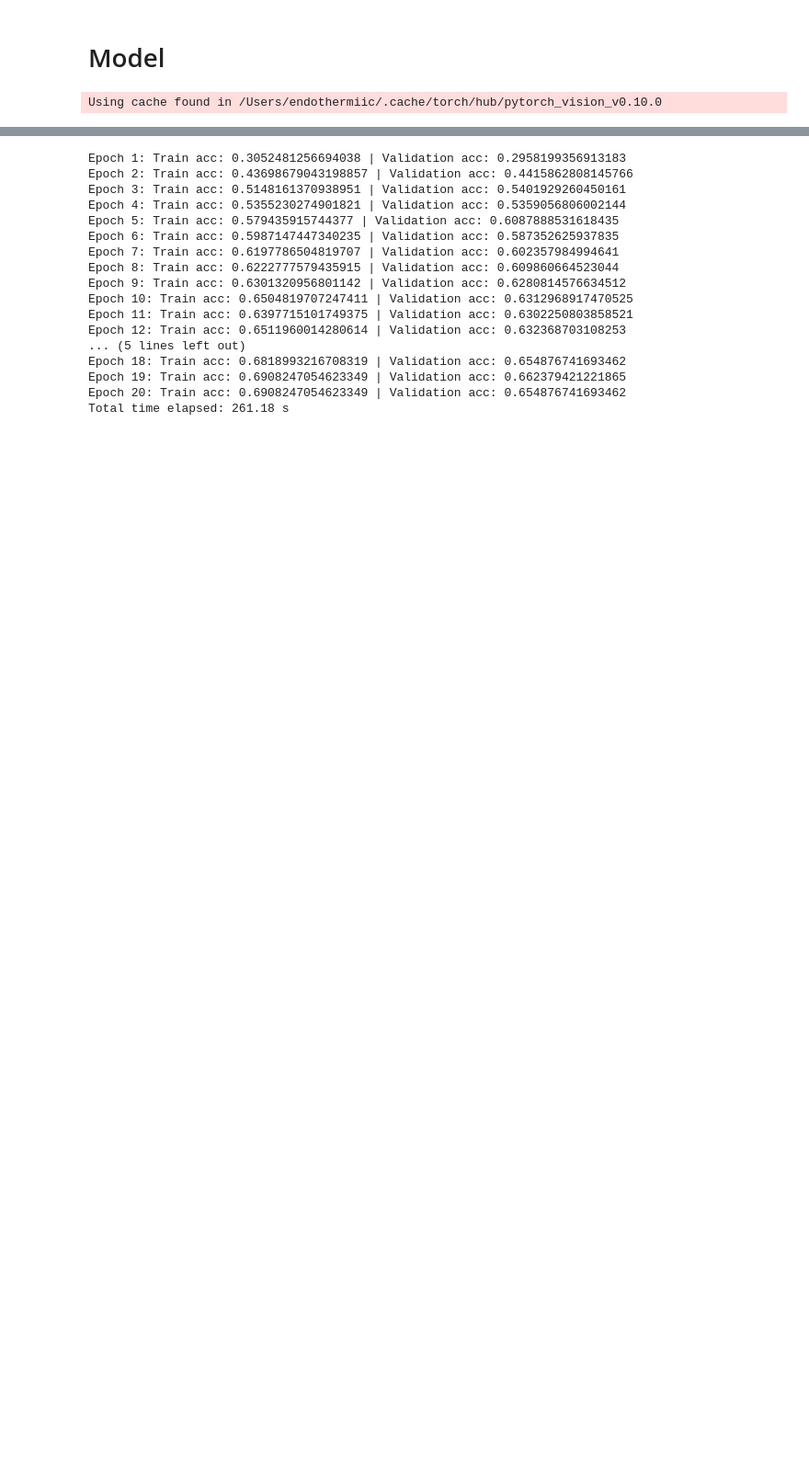
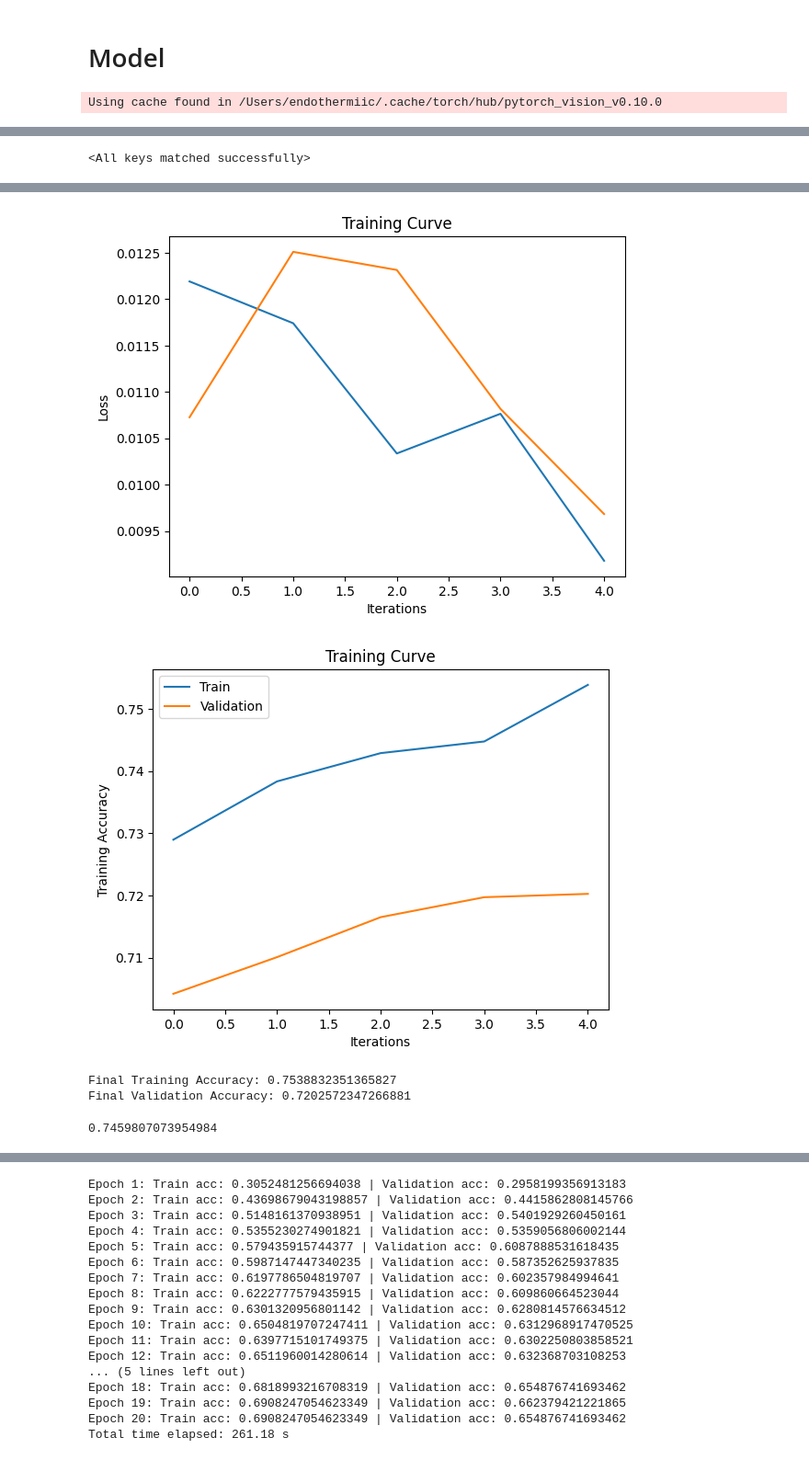
Before and after one commit to reaahuja/DermAI-Skin-Cancer-Detection, a Jupyter notebook: ModelRuns.ipynb, the cells around one changed output, grey strips where cells are left out. Shown at 92% size. Drawn from its saved outputs; the diff is of its cells as text; code cells hidden in the pictures; blank space fills up the shorter version.

```diff
--- a/ModelRuns.ipynb
+++ b/ModelRuns.ipynb
@@ -524,0 +577,8 @@ Final Validation Accuracy: 0.6580921757770632
+# %%
+checkpoint = torch.load("ModelSave/test_4", map_location=torch.device('cpu'))
+model_5.load_state_dict(checkpoint)
+# %% [output]
+<All keys matched successfully>
+# %%
+train(model_5, "test_5", train_dataset, val_dataset, batch_size=64, lr=0.0001, num_epochs=5)
+# %% [output]
@@ -524,0 +591,8 @@ Final Validation Accuracy: 0.6580921757770632
+[figure, added]
+[figure, added]
+Final Training Accuracy: 0.7538832351365827
+Final Validation Accuracy: 0.7202572347266881
+# %%
+get_accuracy(model_5, test_dataset, 64)
+# %% [output]
+0.7459807073954984
```
Also changed, not shown: parts of 21 cells of this notebook, 7 other files.
